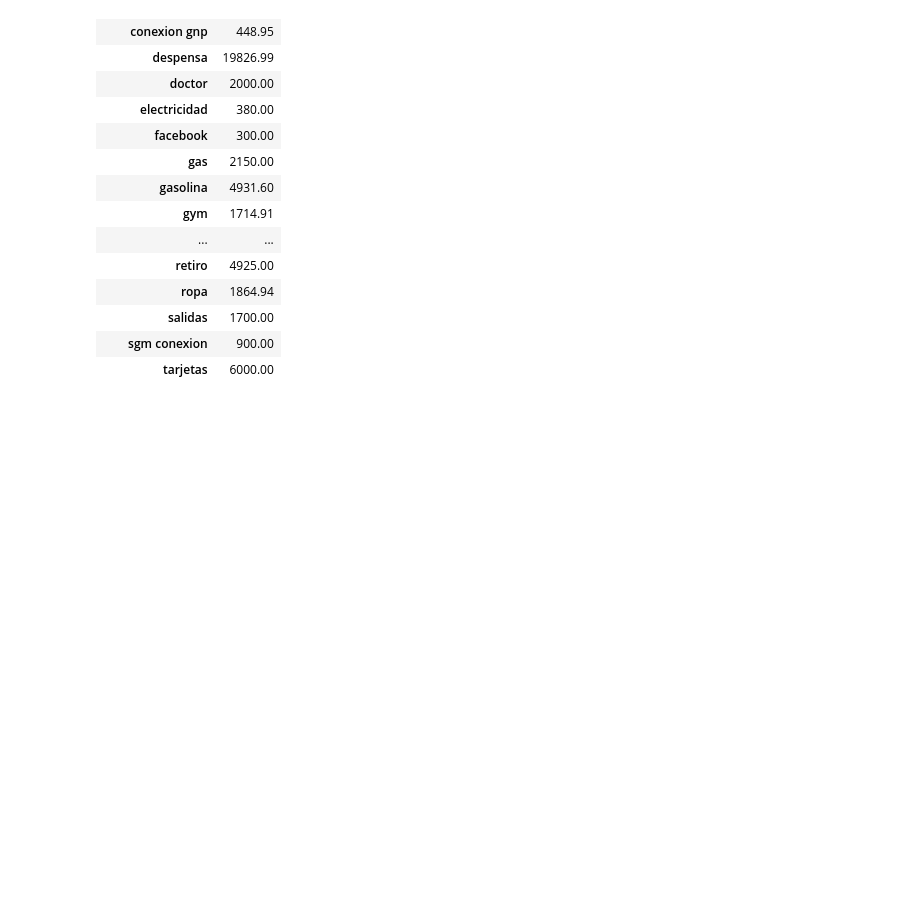
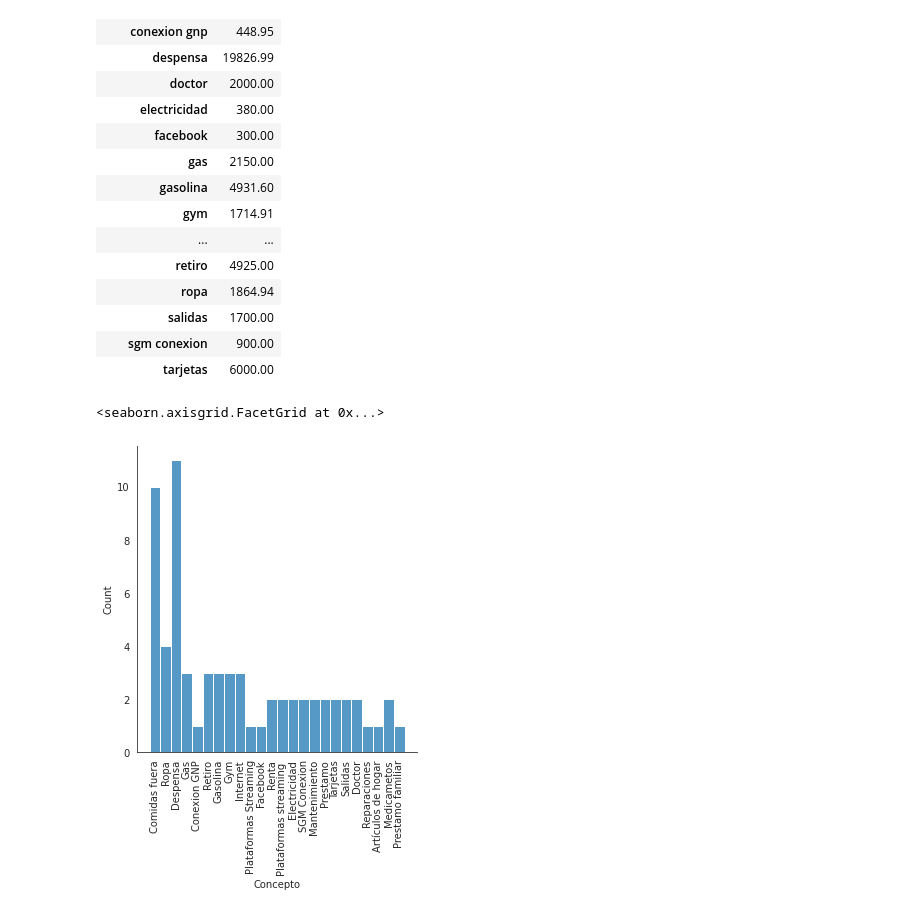
Before and after one commit to EdgarZar18/FINANZAS_PERSONALES_CP, a Jupyter notebook: Codigo/draframes_limpieza.ipynb, the cells around one changed output. Drawn from its saved outputs; the diff is of its cells as text; code cells hidden in the pictures; blank space fills up the shorter version.

```diff
--- a/Codigo/draframes_limpieza.ipynb
+++ b/Codigo/draframes_limpieza.ipynb
@@ -261,3 +261,11 @@ concepto_totales
 | salidas | 1700.00 |
 | sgm conexion | 900.00 |
 | tarjetas | 6000.00 |
+# %%
+#creación del histograma
+sns.set_style('white')
+h = sns.displot(egreso_df['Concepto'], kde=False, bins=10)
+h.set_xticklabels(rotation=90)
+# %% [output]
+<seaborn.axisgrid.FacetGrid at 0x...>
+[figure, added]
```
Also changed, not shown: 1 other file.
